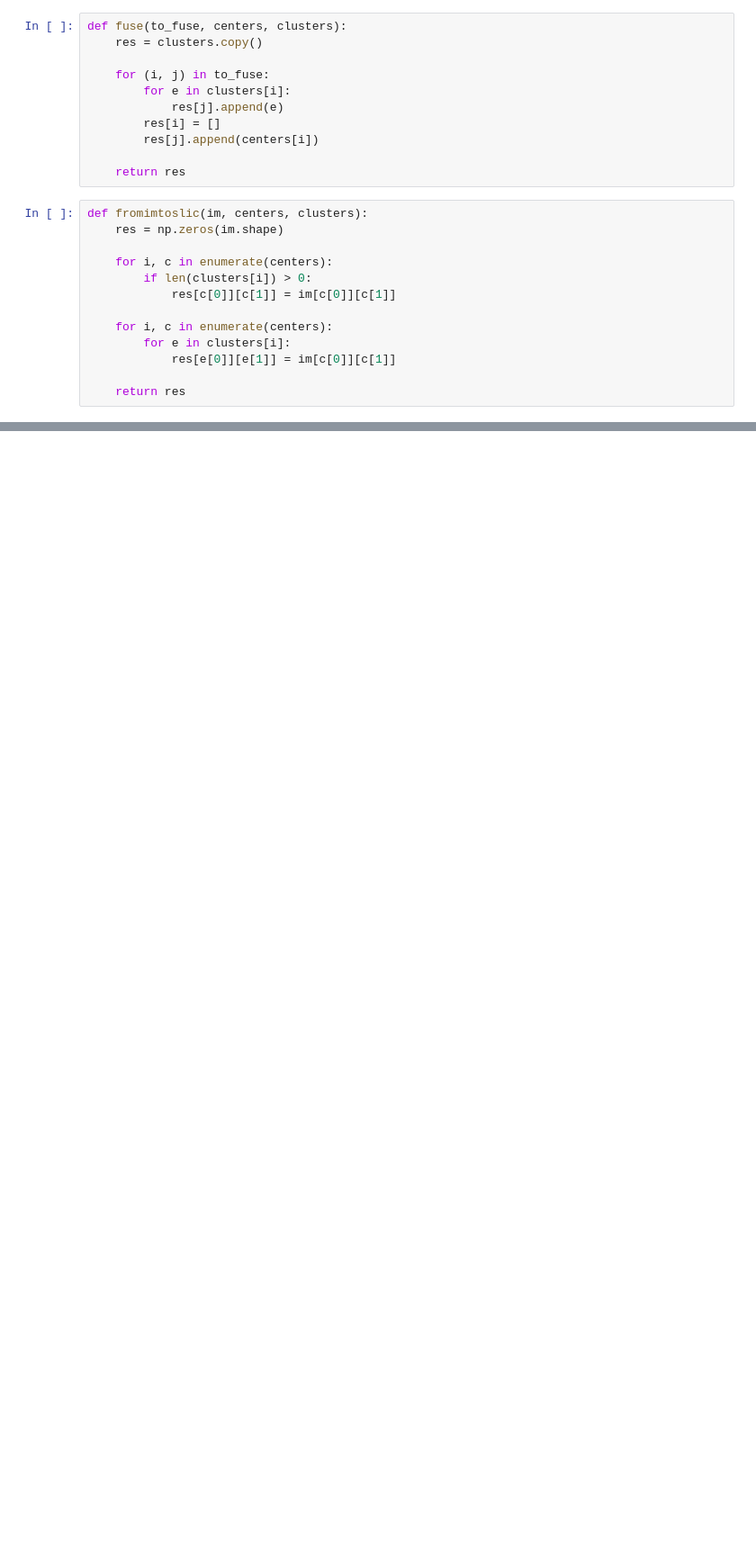
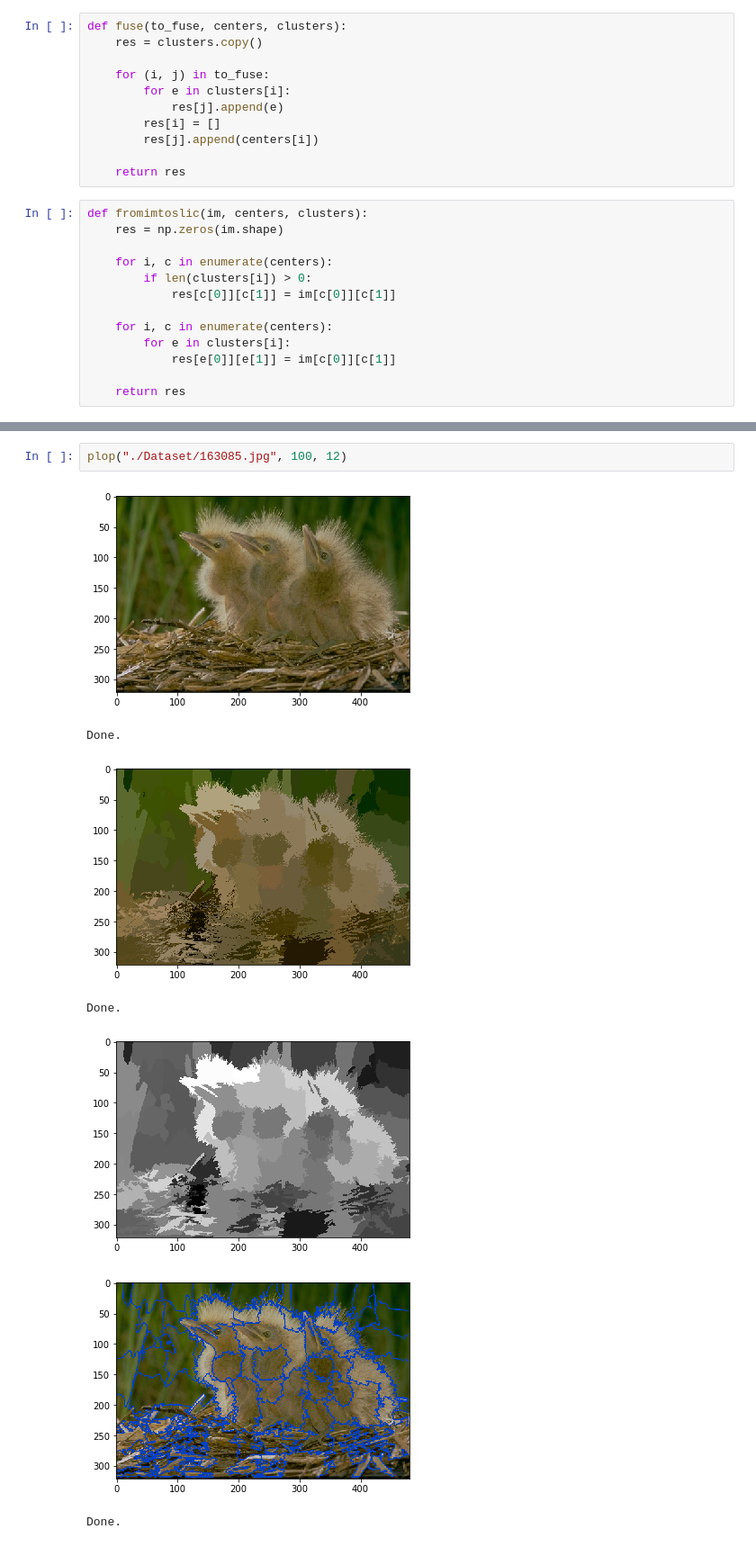
Before and after one commit to kariulele/PLOP-texture_segmentation, a Jupyter notebook: Projet.ipynb, the cells around one changed output, grey strips where cells are left out. Shown at 90% size. Cells and saved outputs as stored; diff of their text form; blank space fills up the shorter version.

```diff
--- a/Projet.ipynb
+++ b/Projet.ipynb
@@ -420,0 +392,10 @@ Done.
+# %%
+plop("./Dataset/163085.jpg", 100, 12)
+# %% [output]
+[figure, added]
+Done.
+[figure, added]
+Done.
+[figure, added]
+[figure, added]
+Done.
```
Also changed, not shown: parts of 13 cells of this notebook.
